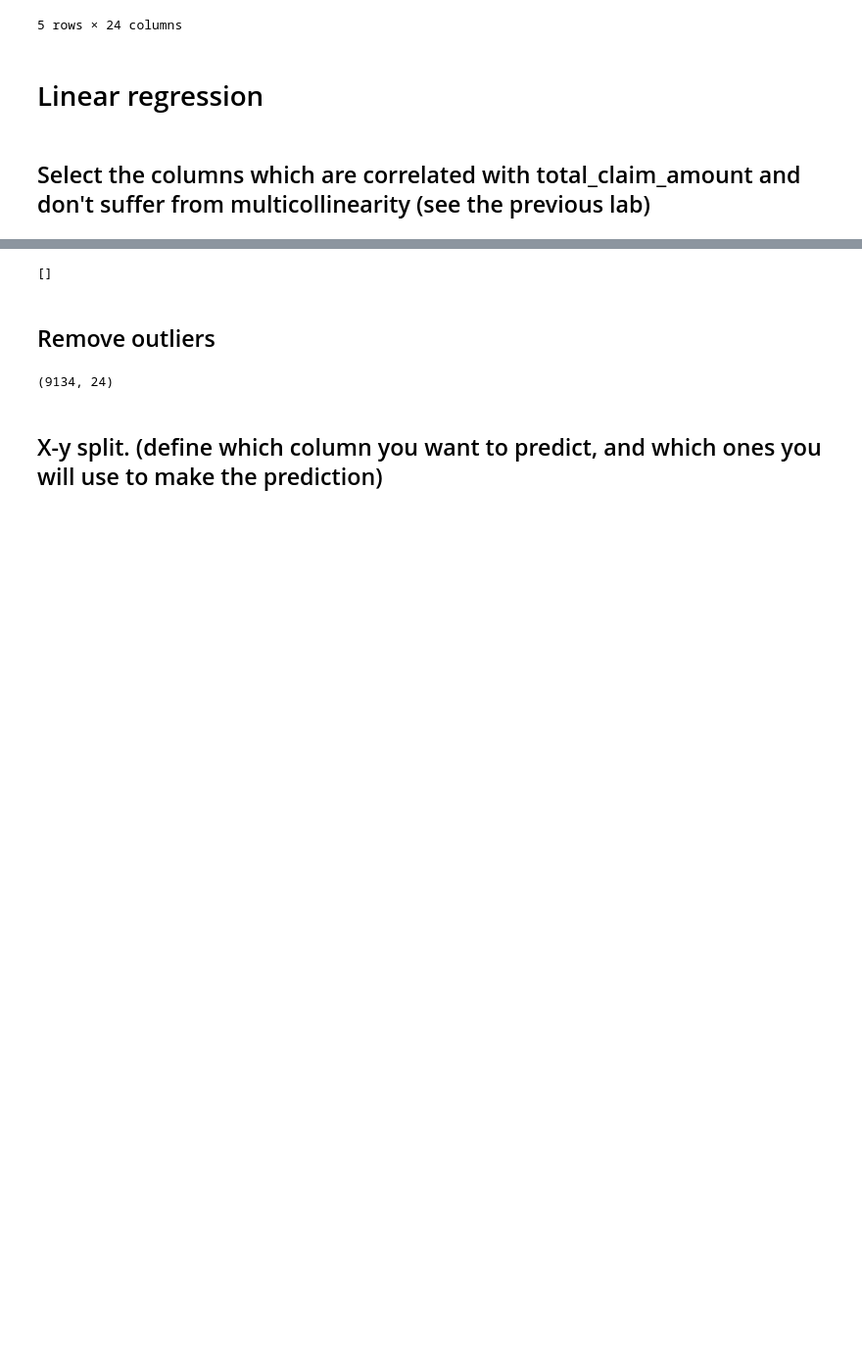
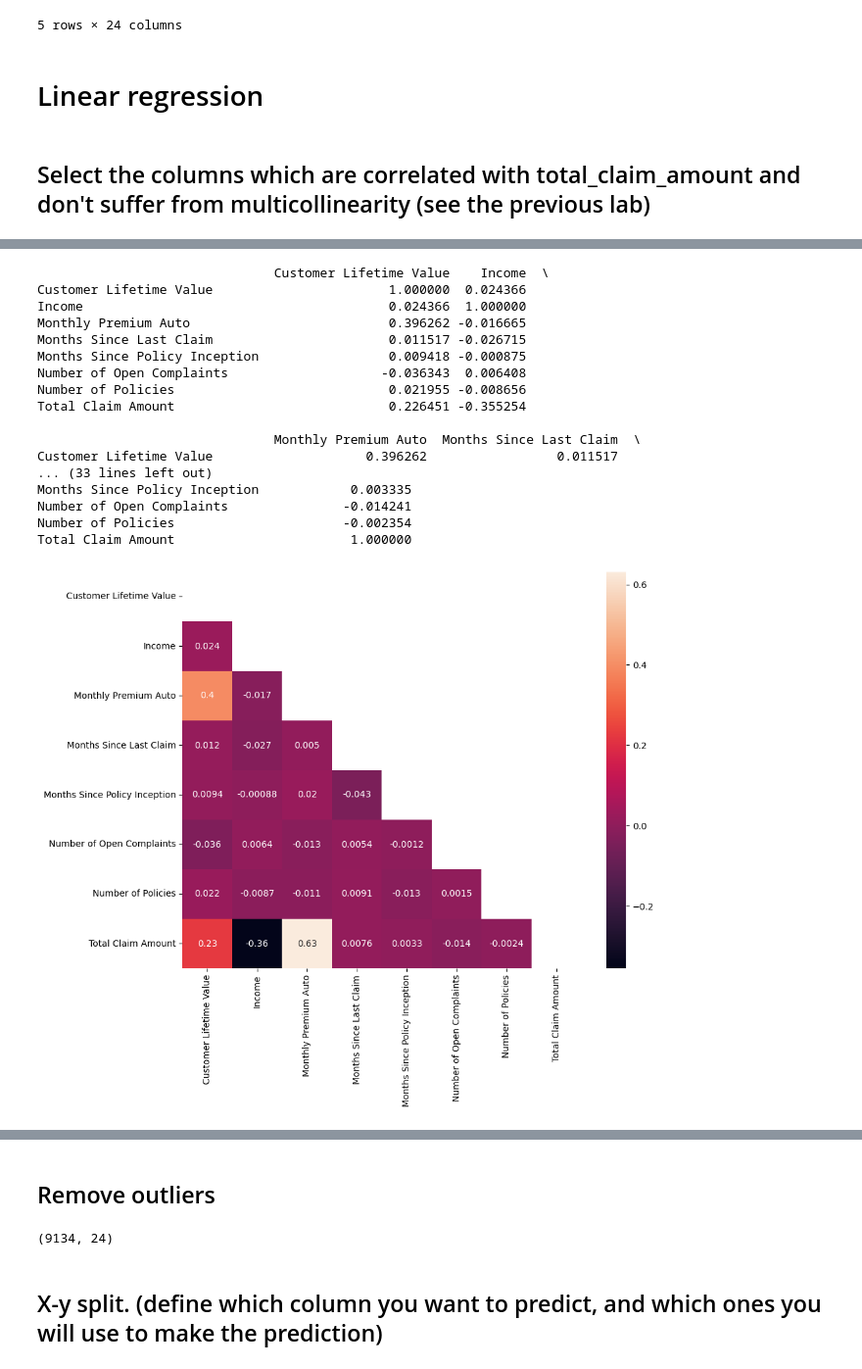
Before and after one commit to Simran2809/lab-model-generation-and-validation, a Jupyter notebook: Lab_Model generation, and validation.ipynb, the cells around one changed output, grey strips where cells are left out. Shown at 98% size. Cells and saved outputs as stored; diff of their text form; code cells hidden in the pictures; blank space fills up the shorter version.

```diff
--- a/Lab_Model generation, and validation.ipynb
+++ b/Lab_Model generation, and validation.ipynb
@@ -80,0 +29,4 @@ correlation_matrix
+# %%
+numericals =data._get_numeric_data()
+# numericals =data.select_dtypes(np.number)
+numericals.head()
@@ -81 +52,30 @@ correlation_matrix
+# %%
+# Check multicollinearity.
+correlations = numericals.corr()
+print(correlations)
+
+mask=np.zeros_like(numericals.corr())
+mask[np.triu_indices_from(mask)]=True
+fig, ax=plt.subplots(figsize=(10, 8))
+ax=sns.heatmap(numericals.corr(), mask=mask, annot=True)
+plt.show()
+# %% [output]
+                               Customer Lifetime Value    Income  \
+Customer Lifetime Value                       1.000000  0.024366
+Income                                        0.024366  1.000000
+Monthly Premium Auto                          0.396262 -0.016665
+Months Since Last Claim                       0.011517 -0.026715
+Months Since Policy Inception                 0.009418 -0.000875
+Number of Open Complaints                    -0.036343  0.006408
+Number of Policies                            0.021955 -0.008656
+Total Claim Amount                            0.226451 -0.355254
+
+                               Monthly Premium Auto  Months Since Last Claim  \
+Customer Lifetime Value                    0.396262                 0.011517
+... (33 lines left out)
+Months Since Policy Inception            0.003335
+Number of Open Complaints               -0.014241
+Number of Policies                      -0.002354
+Total Claim Amount                       1.000000
+[figure, added]
 # %%
@@ -91,11 +91,6 @@ upper_tri
 | Number of Open Complaints | NaN | NaN | NaN | NaN | NaN | ... |
 | Number of Policies | NaN | NaN | NaN | NaN | NaN | ... |
 | Total Claim Amount | NaN | NaN | NaN | NaN | NaN | ... |
-# %%
-high_correlation = [column for column in upper_tri.columns if any(upper_tri[column] > 0.9)]
-high_correlation
-# %% [output]
-[]
 # %% [markdown]
 ## Remove outliers
 # %%
```
Also changed, not shown: parts of 31 cells of this notebook.
